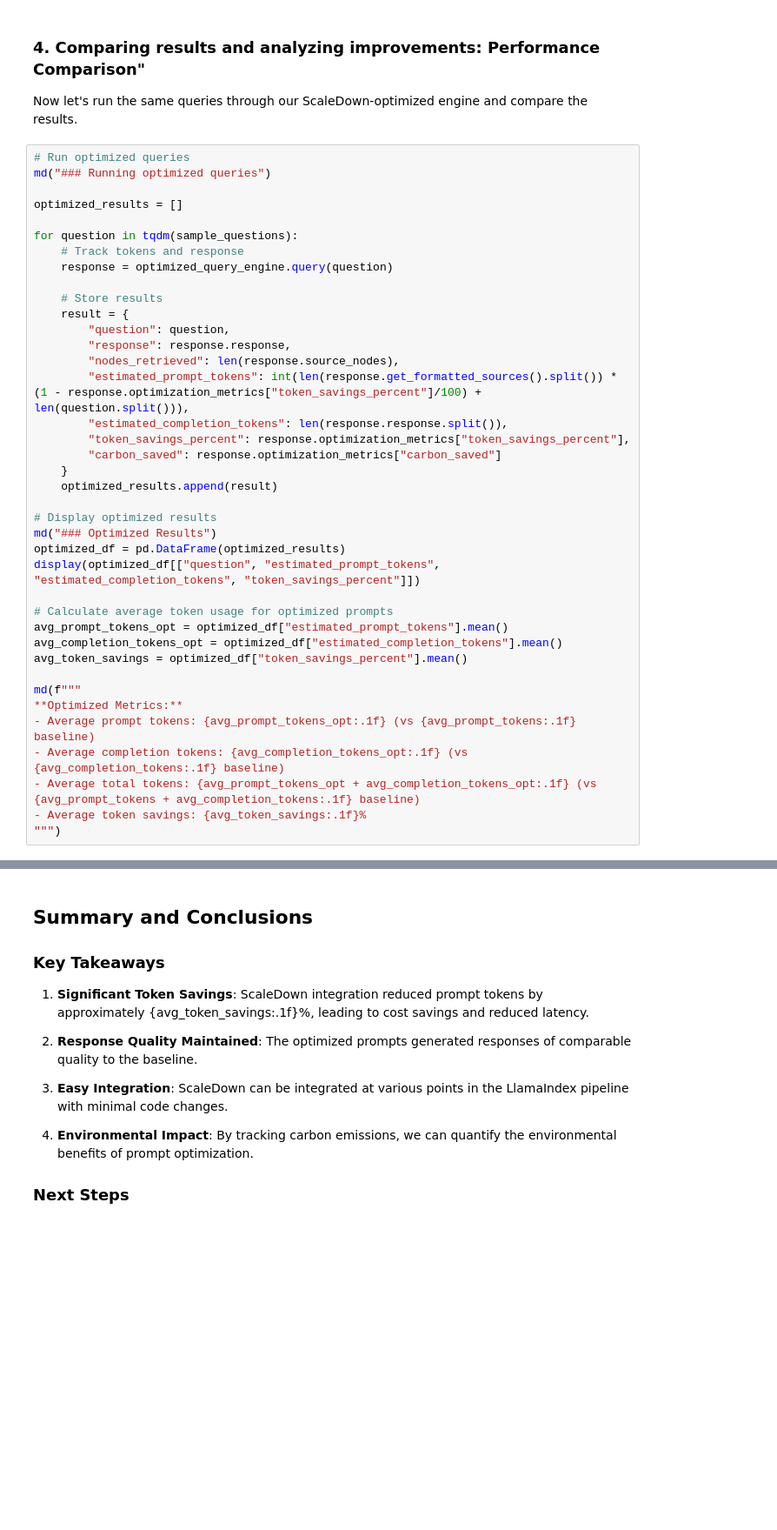
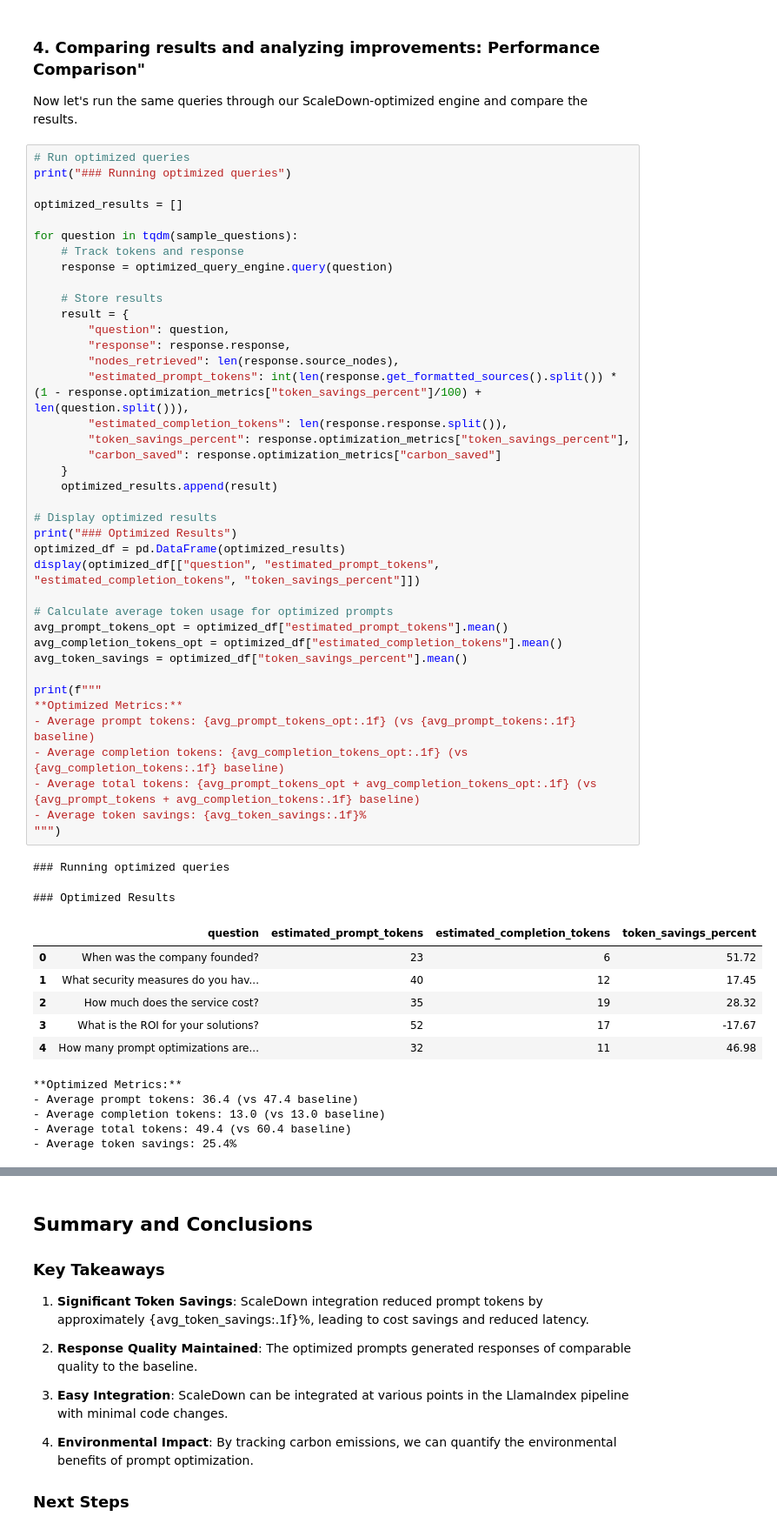
Before and after one commit to scaledown-team/scaledown-package, a Jupyter notebook: examples/example_llamaindex_RAG.ipynb, the cells around one changed output, grey strips where cells are left out. Shown at 87% size. Saved outputs shown, nothing was run; the diff lists cells and outputs as text; blank space fills up the shorter version.

```diff
--- a/examples/example_llamaindex_RAG.ipynb
+++ b/examples/example_llamaindex_RAG.ipynb
@@ -229,7 +300,7 @@ md("✅ ScaleDown integration configured")
 Now let's run the same queries through our ScaleDown-optimized engine and compare the results.
 # %%
 # Run optimized queries
-md("### Running optimized queries")
+print("### Running optimized queries")
 
 optimized_results = []
 
@@ -237,34 +308,48 @@ for question in tqdm(sample_questions):
     # Track tokens and response
     response = optimized_query_engine.query(question)
 
     # Store results
     result = {
         "question": question,
         "response": response.response,
         "nodes_retrieved": len(response.source_nodes),
         "estimated_prompt_tokens": int(len(response.get_formatted_sources().split()) * (1 - response.optimization_metrics["token_savings_percent"]/100) + len(question.split())),
         "estimated_completion_tokens": len(response.response.split()),
         "token_savings_percent": response.optimization_metrics["token_savings_percent"],
         "carbon_saved": response.optimization_metrics["carbon_saved"]
     }
     optimized_results.append(result)
 
 # Display optimized results
-md("### Optimized Results")
+print("### Optimized Results")
 optimized_df = pd.DataFrame(optimized_results)
 display(optimized_df[["question", "estimated_prompt_tokens", "estimated_completion_tokens", "token_savings_percent"]])
 
 # Calculate average token usage for optimized prompts
 avg_prompt_tokens_opt = optimized_df["estimated_prompt_tokens"].mean()
 avg_completion_tokens_opt = optimized_df["estimated_completion_tokens"].mean()
 avg_token_savings = optimized_df["token_savings_percent"].mean()
 
-md(f"""
+print(f"""
 **Optimized Metrics:**
 - Average prompt tokens: {avg_prompt_tokens_opt:.1f} (vs {avg_prompt_tokens:.1f} baseline)
 - Average completion tokens: {avg_completion_tokens_opt:.1f} (vs {avg_completion_tokens:.1f} baseline)
 - Average total tokens: {avg_prompt_tokens_opt + avg_completion_tokens_opt:.1f} (vs {avg_prompt_tokens + avg_completion_tokens:.1f} baseline)
 - Average token savings: {avg_token_savings:.1f}%
 """)
+# %% [output]
+### Running optimized queries
+### Optimized Results
+|  | question | estimated_prompt_tokens | estimated_completion_tokens | token_savings_percent |
+| 0 | When was the company founded? | 23 | 6 | 51.72 |
+| 1 | What security measures do you hav... | 40 | 12 | 17.45 |
+| 2 | How much does the service cost? | 35 | 19 | 28.32 |
+| 3 | What is the ROI for your solutions? | 52 | 17 | -17.67 |
+| 4 | How many prompt optimizations are... | 32 | 11 | 46.98 |
+**Optimized Metrics:**
+- Average prompt tokens: 36.4 (vs 47.4 baseline)
+- Average completion tokens: 13.0 (vs 13.0 baseline)
+- Average total tokens: 49.4 (vs 60.4 baseline)
+- Average token savings: 25.4%
 # %%
 # Visualize the comparison
```
Also changed, not shown: parts of 14 cells of this notebook.
